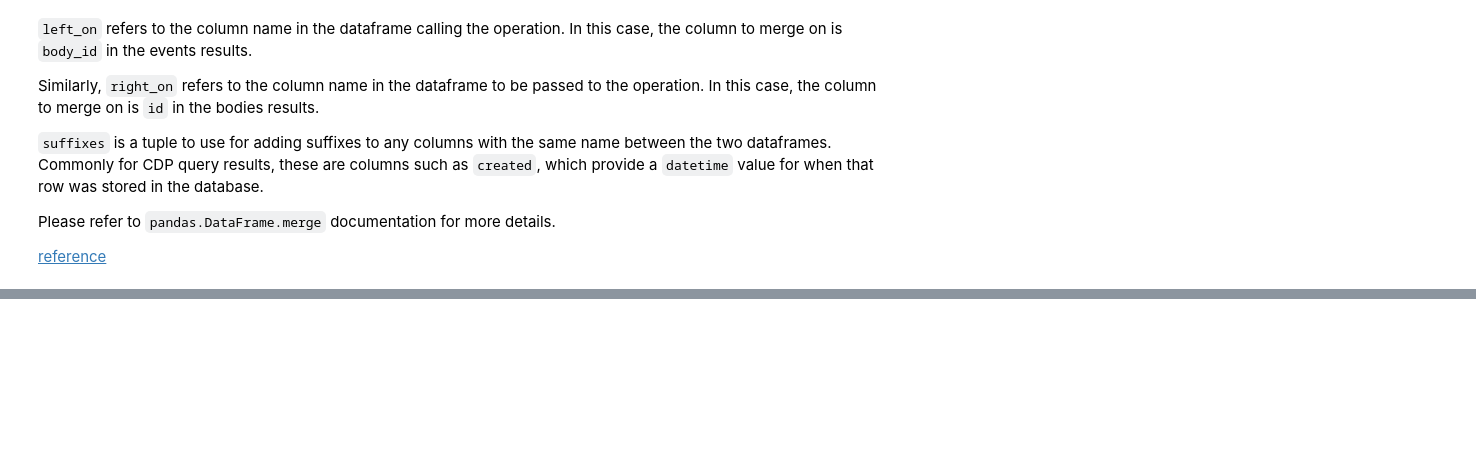
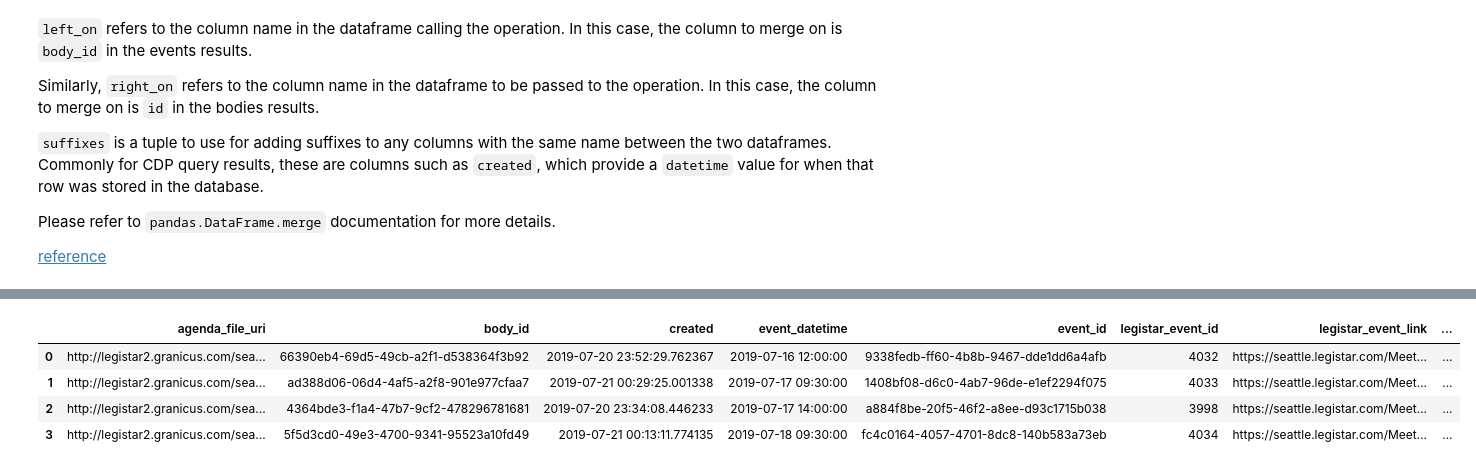
Before and after one commit to CouncilDataProject/cdptools_v2, a Jupyter notebook: examples/database.ipynb, the cells around one changed output, grey strips where cells are left out. Saved outputs shown, nothing was run; the diff lists cells and outputs as text; code cells hidden in the pictures; blank space fills up the shorter version.

```diff
--- a/examples/database.ipynb
+++ b/examples/database.ipynb
@@ -117,0 +110,15 @@ fnc_events
+# %%
+from datetime import datetime, timedelta
+from cdptools.databases import WhereOperators
+a_week_ago = datetime.utcnow() - timedelta(days=7)
+
+# WhereOperators.gteq is short hand for "greater than or equal to"
+recent_events = db.select_rows_as_list("event", filters=[("event_datetime", WhereOperators.gteq, a_week_ago)])
+recent_events = pd.DataFrame(recent_events)
+recent_events
+# %% [output]
+|  | agenda_file_uri | body_id | created | event_datetime | event_id | legistar_event_id | legistar_event_link | ... |
+| 0 | http://legistar2.granicus.com/sea... | 66390eb4-69d5-49cb-a2f1-d538364f3b92 | 2019-07-20 23:52:29.762367 | 2019-07-16 12:00:00 | 9338fedb-ff60-4b8b-9467-dde1dd6a4afb | 4032 | https://seattle.legistar.com/Meet... | ... |
+| 1 | http://legistar2.granicus.com/sea... | ad388d06-06d4-4af5-a2f8-901e977cfaa7 | 2019-07-21 00:29:25.001338 | 2019-07-17 09:30:00 | 1408bf08-d6c0-4ab7-96de-e1ef2294f075 | 4033 | https://seattle.legistar.com/Meet... | ... |
+| 2 | http://legistar2.granicus.com/sea... | 4364bde3-f1a4-47b7-9cf2-478296781681 | 2019-07-20 23:34:08.446233 | 2019-07-17 14:00:00 | a884f8be-20f5-46f2-a8ee-d93c1715b038 | 3998 | https://seattle.legistar.com/Meet... | ... |
+| 3 | http://legistar2.granicus.com/sea... | 5f5d3cd0-49e3-4700-9341-95523a10fd49 | 2019-07-21 00:13:11.774135 | 2019-07-18 09:30:00 | fc4c0164-4057-4701-8dc8-140b583a73eb | 4034 | https://seattle.legistar.com/Meet... | ... |
```
Also changed, not shown: parts of 7 cells of this notebook, 2 other files.
